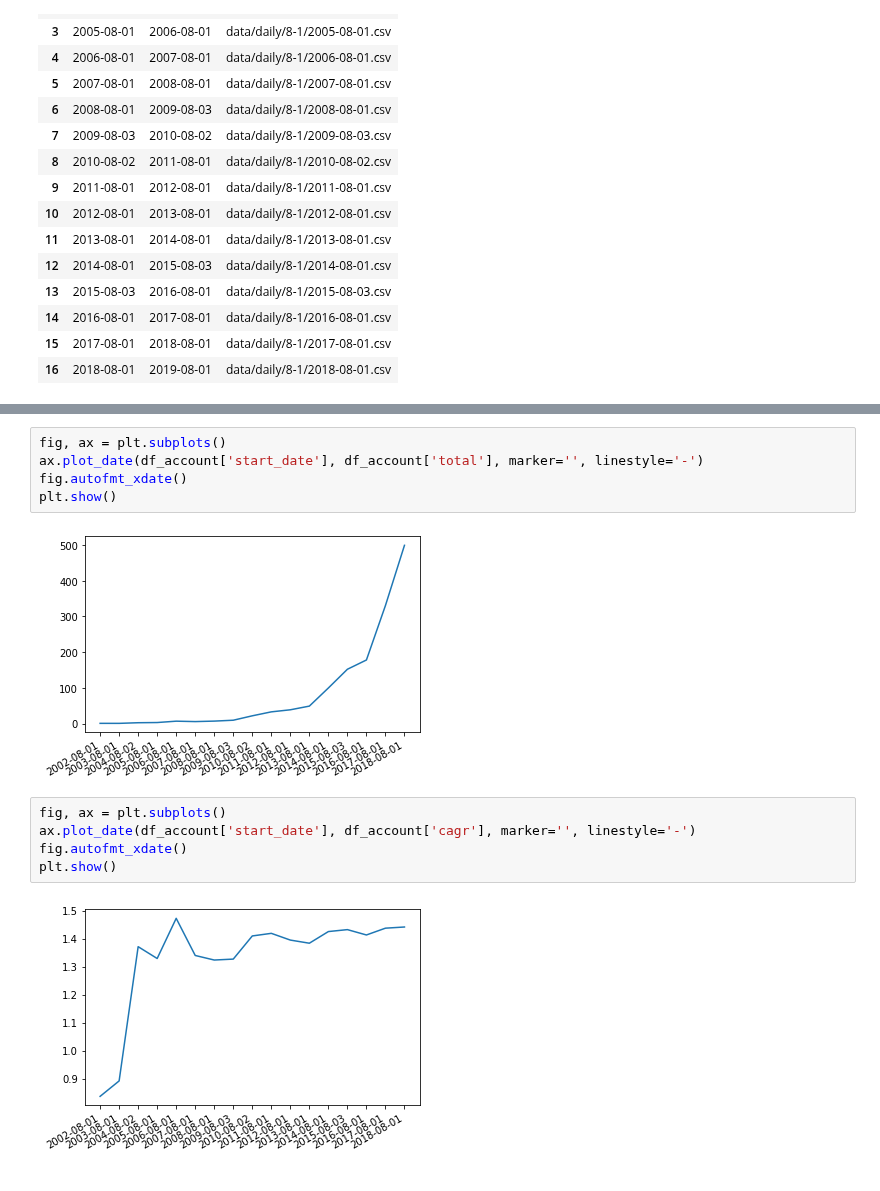
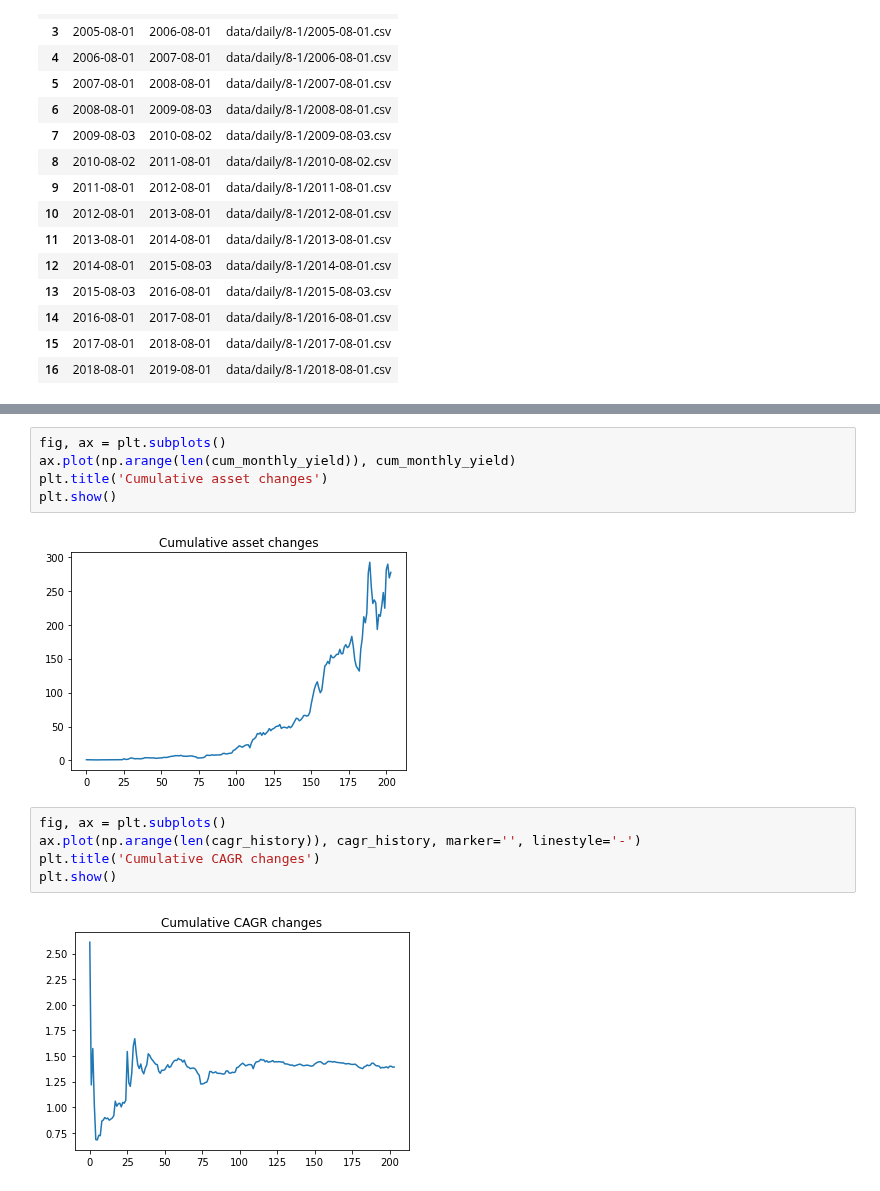
Before and after one commit to ethanscho/backtest-playground, a Jupyter notebook: backtest-monthly.ipynb, the cells around one changed output, grey strips where cells are left out. Drawn from its saved outputs; the diff is of its cells as text.

```diff
--- a/backtest-monthly.ipynb
+++ b/backtest-monthly.ipynb
@@ -238,14 +191,14 @@ plt.show()
+# %%
+fig, ax = plt.subplots()
+ax.plot(np.arange(len(cum_monthly_yield)), cum_monthly_yield)
+plt.title('Cumulative asset changes')
+plt.show()
+# %% [output]
+[figure, added]
 # %%
 fig, ax = plt.subplots()
-ax.plot_date(df_account['start_date'], df_account['total'], marker='', linestyle='-')
-fig.autofmt_xdate()
+ax.plot(np.arange(len(cagr_history)), cagr_history, marker='', linestyle='-')
+plt.title('Cumulative CAGR changes')
 plt.show()
 # %% [output]
-[figure, old version]
+[figure, new version]
-# %%
-fig, ax = plt.subplots()
-ax.plot_date(df_account['start_date'], df_account['cagr'], marker='', linestyle='-')
-fig.autofmt_xdate()
-plt.show()
-# %% [output]
-[figure, removed]
```
Also changed, not shown: parts of 18 cells of this notebook, 3 other files.
